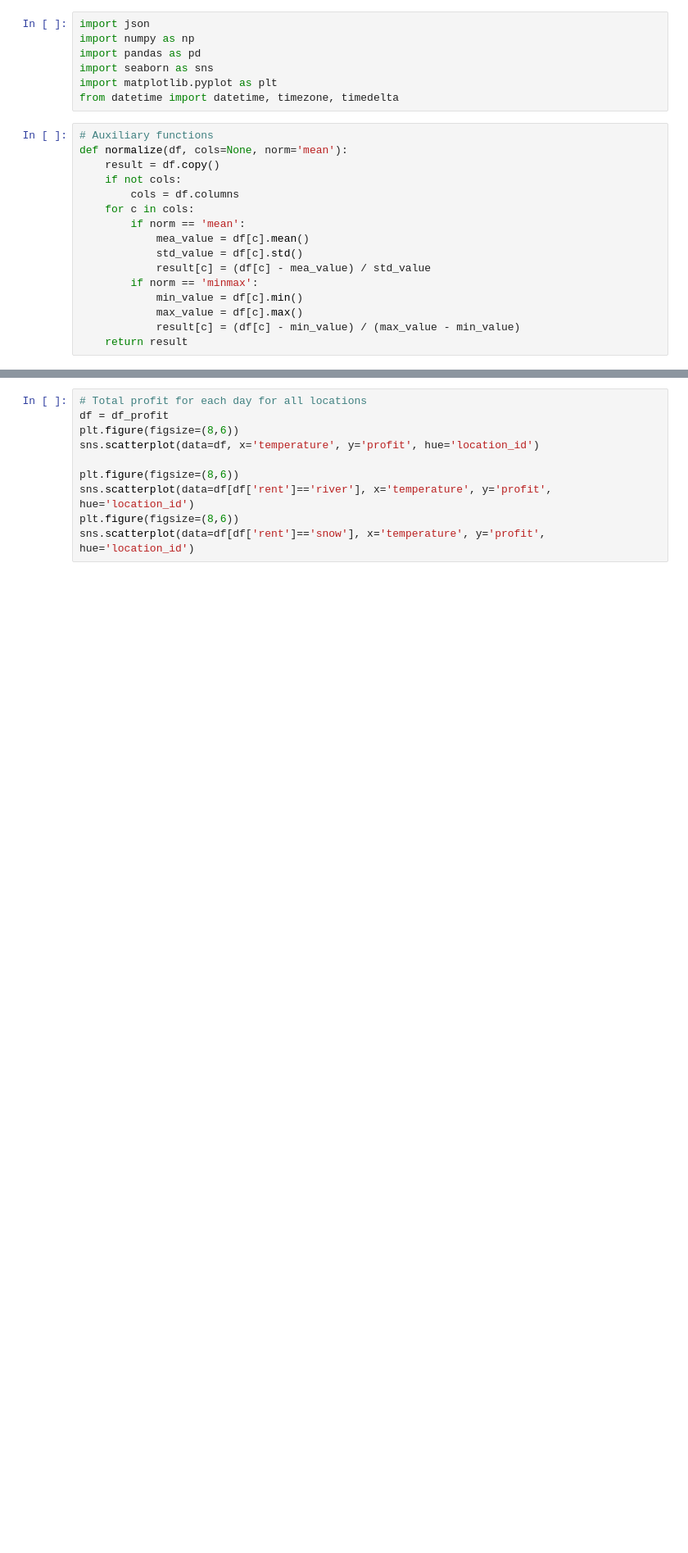
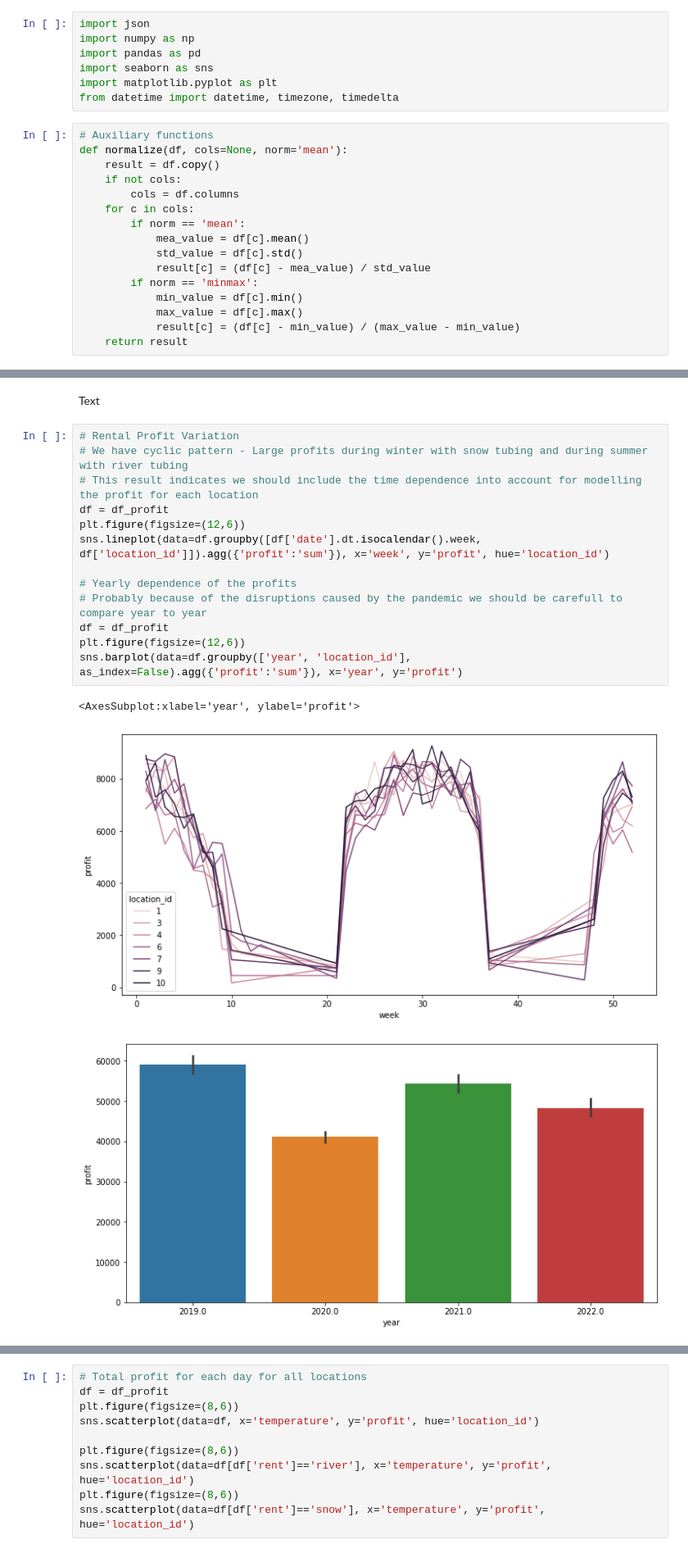
Before and after one commit to gdesousa2/intern-take-home-assessment, a Jupyter notebook: 3m_assessment_gdesousa.ipynb, the cells around one changed output, grey strips where cells are left out. Shown at 82% size. Drawn from its saved outputs; the diff is of its cells as text; blank space fills up the shorter version.

```diff
--- a/3m_assessment_gdesousa.ipynb
+++ b/3m_assessment_gdesousa.ipynb
@@ -440,0 +144,19 @@ df_yea.unstack('date').plot.bar(figsize=(8,6))
+# %% [markdown]
+Text
+# %%
+# Rental Profit Variation
+# We have cyclic pattern - Large profits during winter with snow tubing and during summer with river tubing
+# This result indicates we should include the time dependence into account for modelling the profit for each location
+df = df_profit
+plt.figure(figsize=(12,6))
+sns.lineplot(data=df.groupby([df['date'].dt.isocalendar().week, df['location_id']]).agg({'profit':'sum'}), x='week', y='profit', hue='location_id')
+
+# Yearly dependence of the profits
+# Probably because of the disruptions caused by the pandemic we should be carefull to compare year to year
+df = df_profit
+plt.figure(figsize=(12,6))
+sns.barplot(data=df.groupby(['year', 'location_id'], as_index=False).agg({'profit':'sum'}), x='year', y='profit')
+# %% [output]
+<AxesSubplot:xlabel='year', ylabel='profit'>
+[figure, added]
+[figure, added]
```
Also changed, not shown: parts of 33 cells of this notebook.
